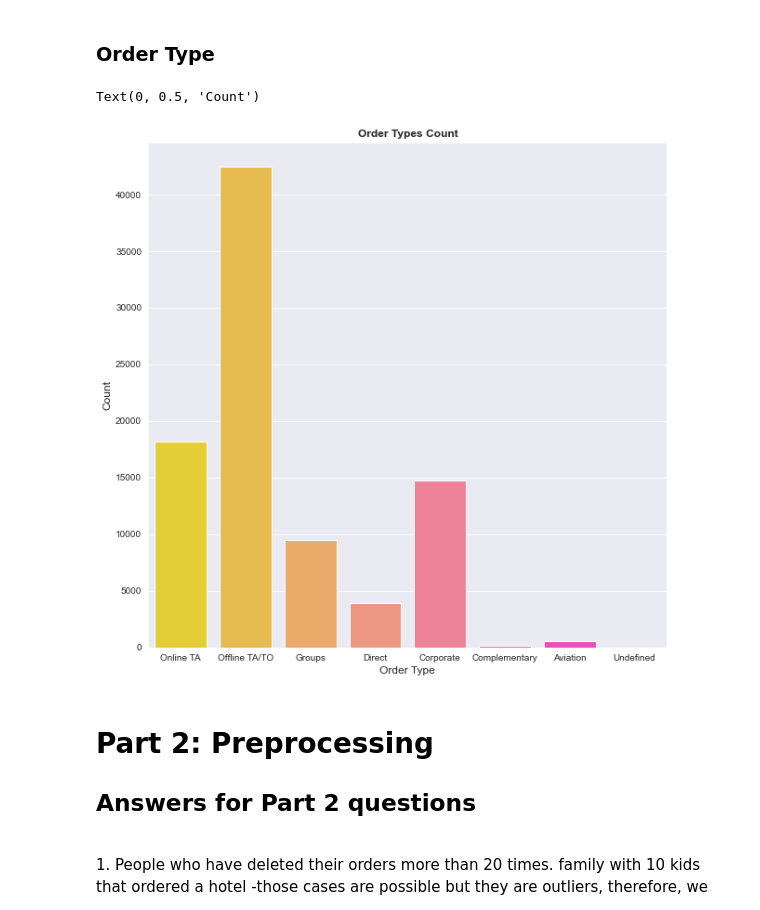
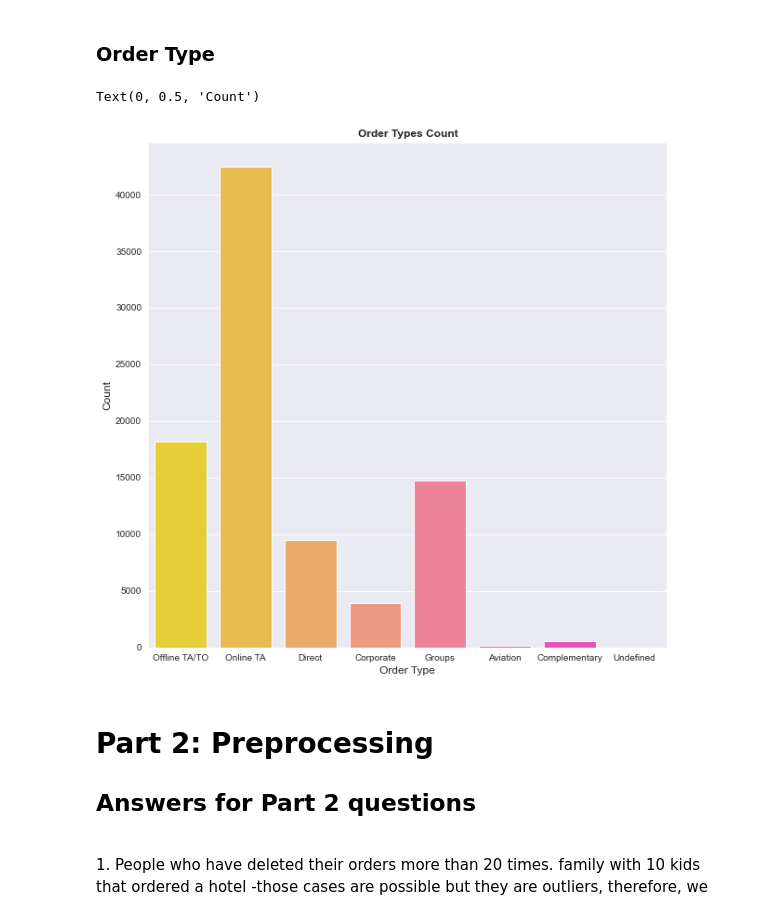
Before and after one commit to Guydada/Machine-Learning-Project---Guy-and-Tamar, a Jupyter notebook: Project.ipynb, the cells around one changed output. Cells and saved outputs as stored; diff of their text form; code cells hidden in the pictures.

```diff
--- a/Project.ipynb
+++ b/Project.ipynb
@@ -205,6 +182,6 @@ df['season'] = df['order_month'].apply(month_num_season)
 # %%
 # Creating "ordered in advance" feature
 
-df['ordered_in_advance'] = df['time_until_order'] > 250 #TODO That looks very smart to me
+# df['ordered_in_advance'] = df['time_until_order'] > 250 #TODO That looks very smart to me, but maybe not here
 # %%
 # Creating "has_kids" feature
@@ -337,17 +279,13 @@ Text(0, 0.5, 'Count')
 ### Order Type
 # %%
 fig, bar = plt.subplots(figsize = (10,10))
-labels = list(pd.value_counts(df['order_type']).index)
-for i in range(len(labels)):
-    labels[i] = order_type_codes[labels[i]]
 sns.countplot(df['order_type'], palette='spring_r')
 plt.title('Order Types Count', weight='bold')
 plt.xlabel('Order Type', fontsize=12)
-bar.set_xticklabels(labels)
 plt.ylabel('Count', fontsize=12)
 # %% [output]
 Text(0, 0.5, 'Count')
-[figure, old version]
+[figure, new version]
 # %% [markdown]
 # Part 2: Preprocessing
 ## Answers for Part 2 questions
```
Also changed, not shown: parts of 50 cells of this notebook.
